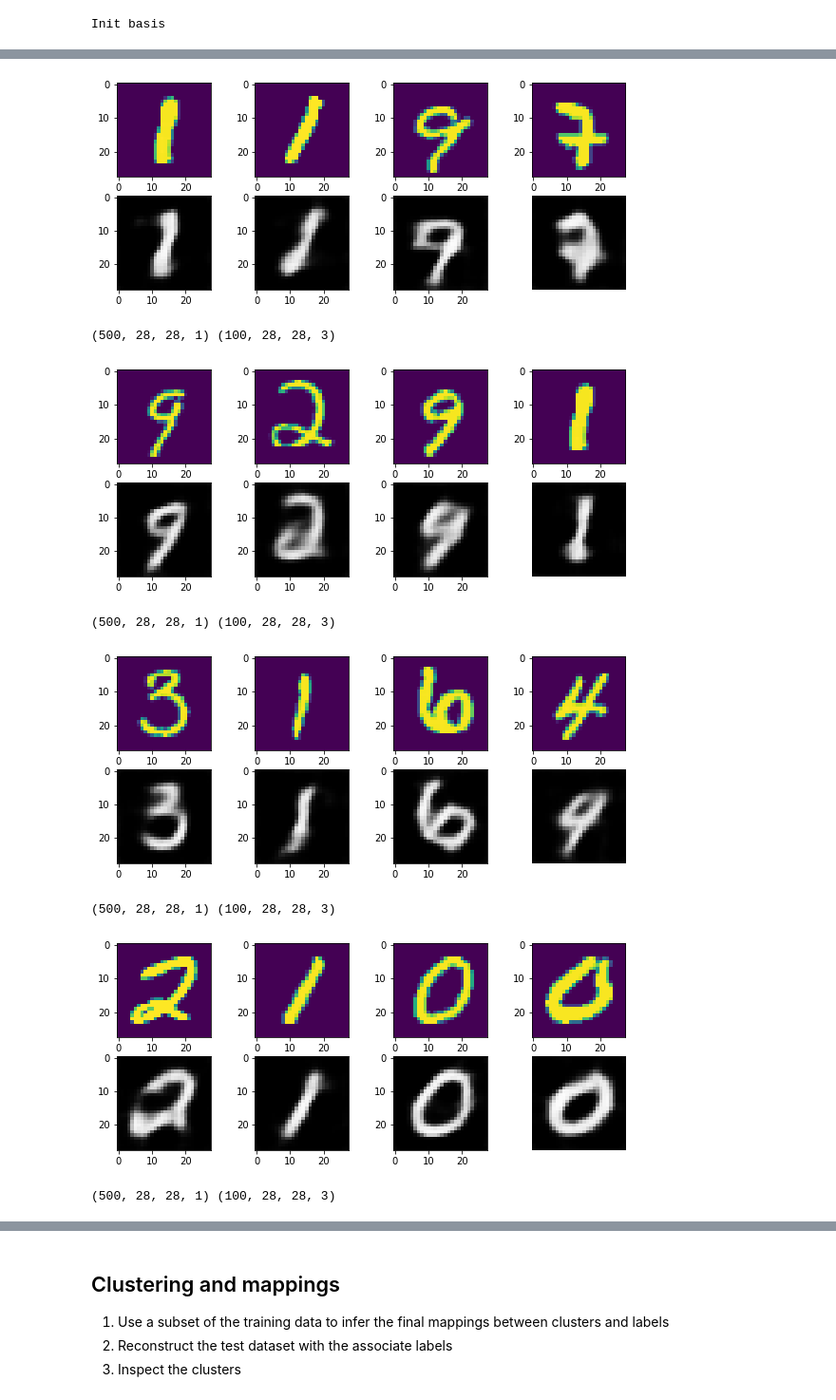
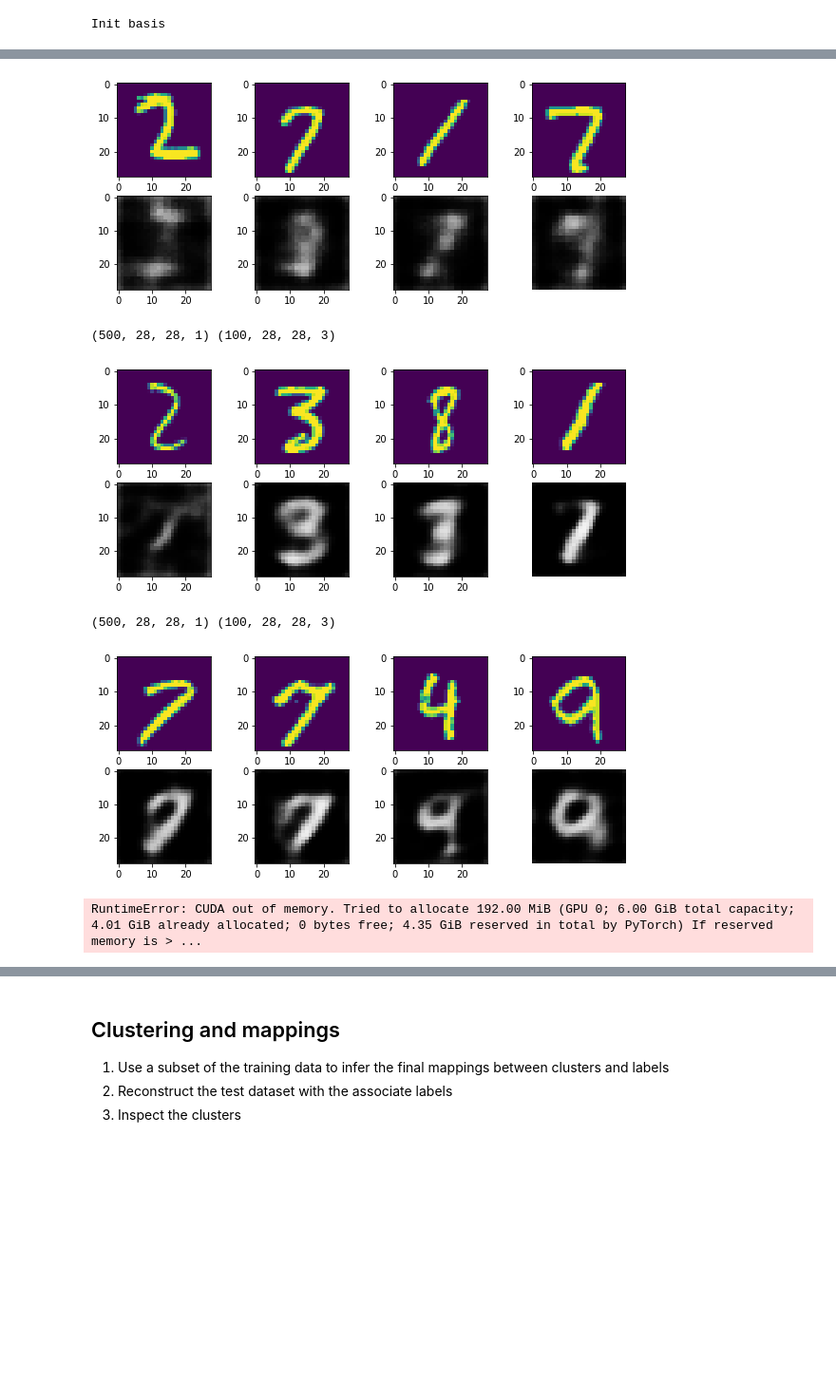
Before and after one commit to matteoferrante/NeuroGEN_Pytorch, a Jupyter notebook: vaesim_prova.ipynb, the cells around one changed output, grey strips where cells are left out. Shown: that part at 95% size. Cells and saved outputs as stored; diff of their text form; code cells hidden in the pictures; blank space fills up the shorter version.

```diff
--- a/vaesim_prova.ipynb
+++ b/vaesim_prova.ipynb
@@ -337,11 +352,11 @@ class VAESIM(nn.Module):
     def decode(self,z):
         return self.decoder(z)
 # %%
-encoder_architecture=[[0,64],[0,128]]
+encoder_architecture=[[0,64],[0,128],[0,256]]
 decoder_architecture=[[0,64],[0,128]]
 
 n_basis=10
-latent_dim=50
+latent_dim=20
 input_dim=(1,28,28)
 # %%
 EPOCHS=10
@@ -372,7 +387,7 @@ train_dataset=MNIST('mnist_train', train=True, download=True,
 test_dataset=MNIST('mnist_test', train=False, download=True,
                              transform=transform)
 # %%
-train_dataloader=DataLoader(train_dataset,batch_size=BS,shuffle=True)
+train_dataloader=DataLoader(train_dataset,batch_size=BS,shuffle=False)
 test_dataloader=DataLoader(test_dataset,batch_size=BS,shuffle=True)
 # %% [markdown]
 ## Train Loop
@@ -454,6 +454,7 @@ for epoch in range(EPOCHS):
 
 
         z_mean,z_log_var = model.encoder(x)
+
 
         model.q_z = D.normal.Normal(z_mean, torch.exp(0.5 * z_log_var))
 
@@ -477,7 +478,7 @@ for epoch in range(EPOCHS):
 
        # print(f"cluster {sim[cl==0].shape} -- {sim[cl==0].mean(axis=0).shape}")
 
-        if i%30==0:
+        if i%100==0:
             print(f"ECCOLO {i}\n\n")
             plt.hist(cl.cpu().numpy())
             plt.hist(y.numpy(),alpha=0.6)
@@ -497,11 +498,23 @@ for epoch in range(EPOCHS):
 
         model.p_z = D.normal.Normal(ref_mu.to(device), ref_sigma.to(device))
 
-        x2 = model.decoder(z,sim)
+
+        soft_sim=softmax(sim,dim=1)
+        x2 = model.decoder(z,soft_sim)
 
 
 
         loss, recon_loss, kl_loss = model.compute_loss(x2, x)
+
+
+        print(f"INDICE {i} - Z {z}")
+        print(f"INDICE {i} - SOFT SIM {soft_sim}")
+
+        print(f"INDICE {i} - BASIS {model.basis}")
+
+        print(f"INDICE {i} - X2 {x2}")
+
+
 
         optimizer.zero_grad()
         loss.backward()
@@ -542,18 +532,16 @@ ECCOLO 30
 # %%
 
 #model.load_state_dict(torch.load(r"models/vae/model.ckp"))
 
 optimizer=torch.optim.Adam(model.parameters(),lr=INIT_LR)
 model.to(device)
 
-model.fit(train_dataloader=train_dataloader,val_dataloader=test_dataloader,epochs=EPOCHS,optimizer=optimizer,device=device,wandb_log=True,save_model=base_path,early_stop=3)
+model.fit(train_dataloader=train_dataloader,val_dataloader=test_dataloader,epochs=50,optimizer=optimizer,device=device,wandb_log=True,save_model=base_path,early_stop=3)
 # %% [output]
 (500, 28, 28, 1) (100, 28, 28, 3)
-[figure, old version]
+[figure, new version]
 (500, 28, 28, 1) (100, 28, 28, 3)
-[figure, old version]
+[figure, new version]
 (500, 28, 28, 1) (100, 28, 28, 3)
-[figure, old version]
+[figure, new version]
-(500, 28, 28, 1) (100, 28, 28, 3)
+RuntimeError: CUDA out of memory. Tried to allocate 192.00 MiB (GPU 0; 6.00 GiB total capacity; 4.01 GiB already allocated; 0 bytes free; 4.35 GiB reserved in total by PyTorch) If reserved memory is > ...
-[figure, removed]
-(500, 28, 28, 1) (100, 28, 28, 3)
```
Also changed, not shown: parts of 7 cells of this notebook.
